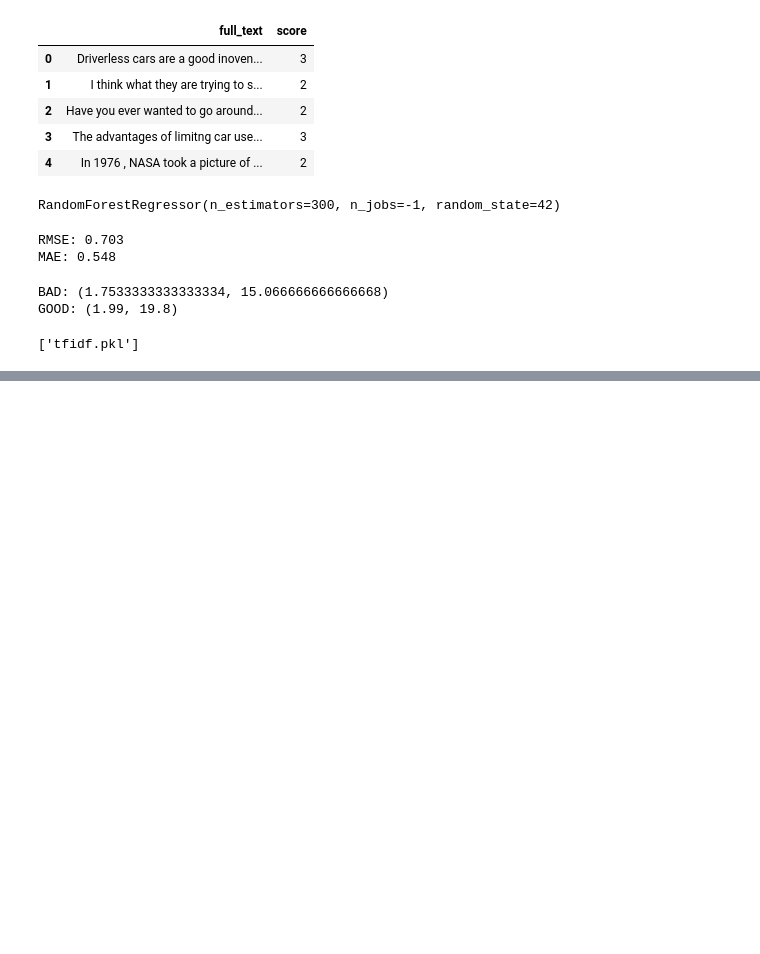
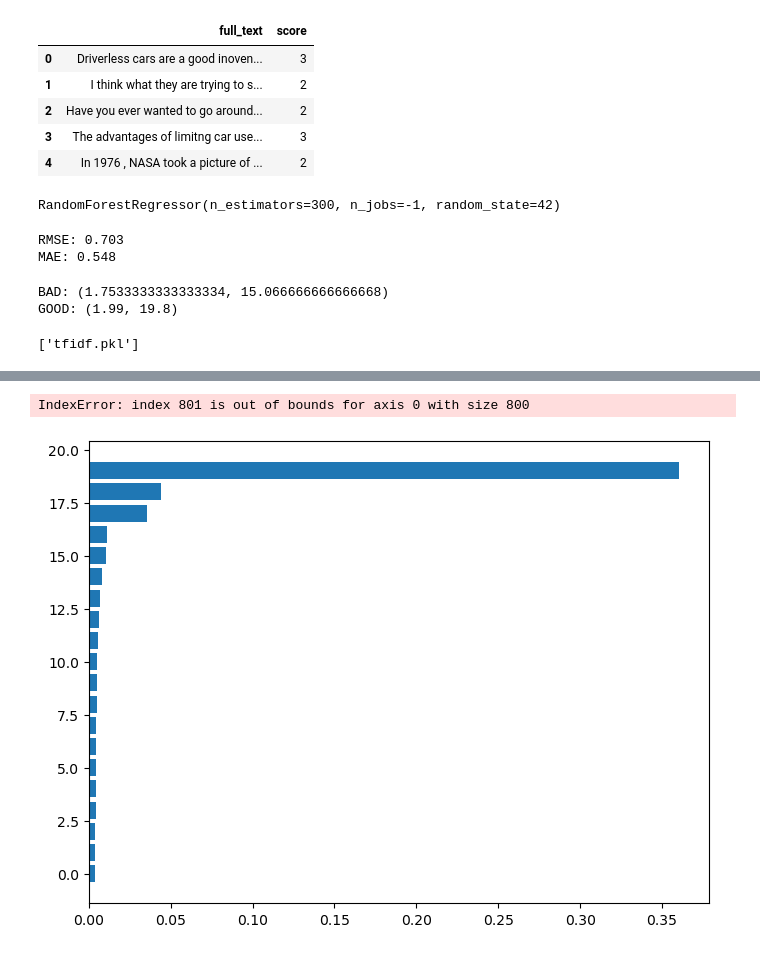
Before and after one commit to Itrfan/Content-coherence, a Jupyter notebook: content_coherence.ipynb, the cells around one changed output, grey strips where cells are left out. Cells and saved outputs as stored; diff of their text form; code cells hidden in the pictures; blank space fills up the shorter version.

```diff
--- a/content_coherence.ipynb
+++ b/content_coherence.ipynb
@@ -196,0 +226,15 @@ joblib.dump(tfidf, "tfidf.pkl")
+# %%
+importances = rf.feature_importances_
+feature_names = tfidf.get_feature_names_out()
+# %%
+indices = np.argsort(importances)[-20:]
+
+plt.figure(figsize=(8,6))
+plt.barh(range(len(indices)), importances[indices])
+plt.yticks(range(len(indices)), feature_names[indices])
+plt.xlabel("Importance")
+plt.title("Top 20 Most Important TF-IDF Features")
+plt.show()
+# %% [output]
+IndexError: index 801 is out of bounds for axis 0 with size 800
+[figure, added]
```
Also changed, not shown: parts of 5 cells of this notebook, 2 other files.
